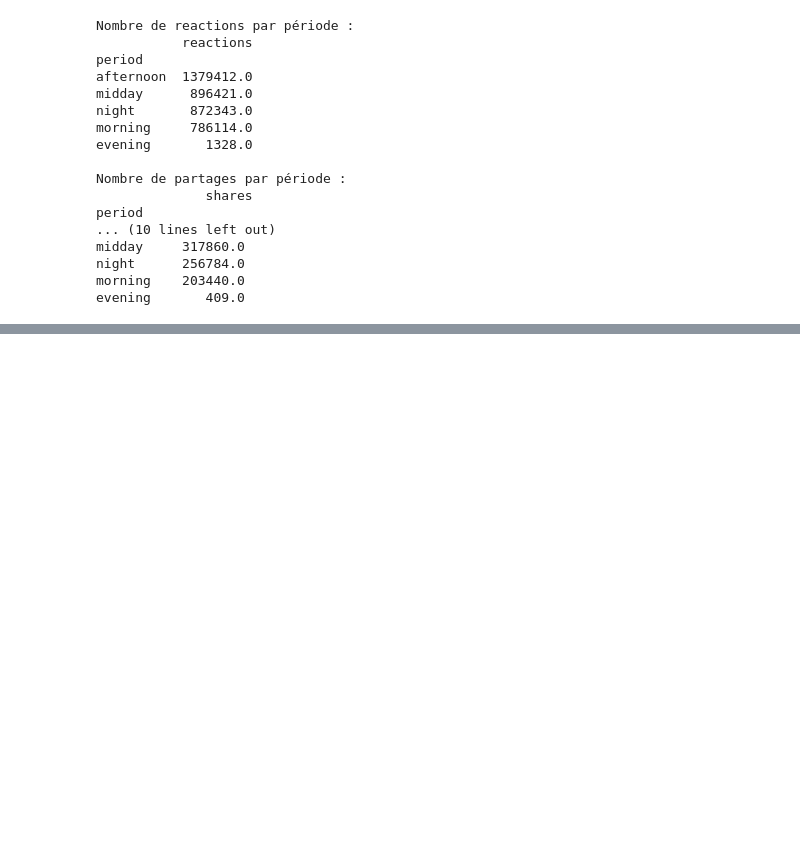
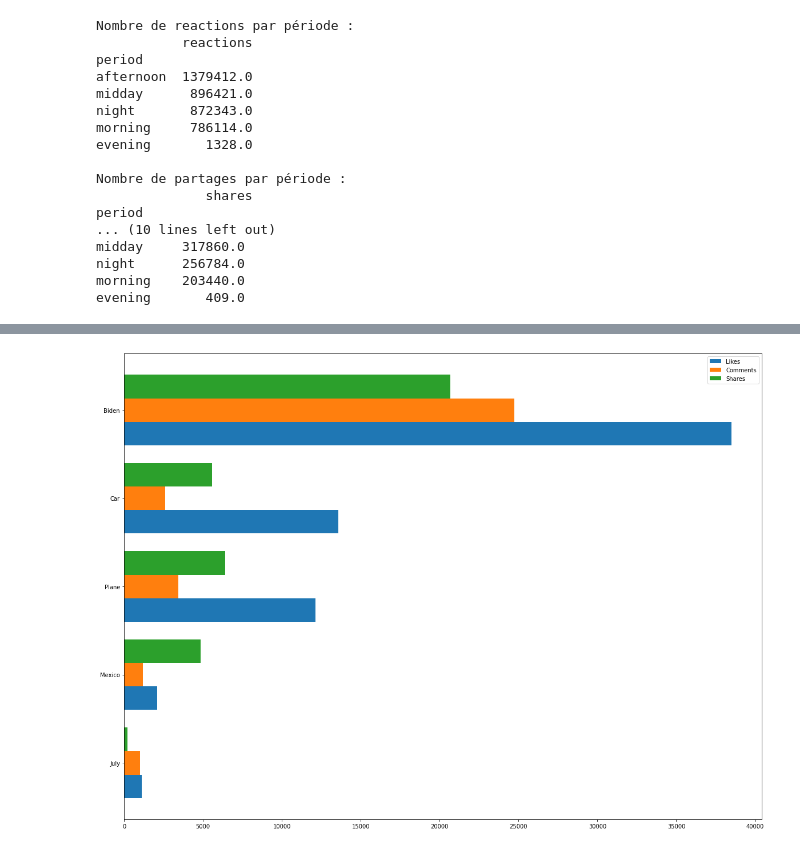
Before and after one commit to vittorio-c/Internet-news-data-with-readers-engagement, a Jupyter notebook: index.ipynb, the cells around one changed output, grey strips where cells are left out. Saved outputs shown, nothing was run; the diff lists cells and outputs as text; code cells hidden in the pictures; blank space fills up the shorter version.

Commit message:
ajout des stats sur les mots

```diff
--- a/index.ipynb
+++ b/index.ipynb
@@ -534,0 +543,92 @@ evening       409.0
+# %%
+def getUserWordList():
+    clean_word_list = [];
+    user_word_list = input('Which word would you like to have stats on ? Comma-separated list, ex: "Trump, Biden" (leave empty to have full stats) \n')
+
+    if len(user_word_list) == 0:
+        return False
+
+    for word in user_word_list.split(','):
+        clean_word_list.append(cleanUpWord(word))
+
+    return clean_word_list
+
+def cleanUpWord(word):
+    return word.strip()
+
+def getMatchsTitleWord(data_frame, word):
+    # les mots dont les caractères précédents et suivans ne sont pas des lettres
+    word_regex = '(?:^|\W)' + word + '(?:$|\W)'
+
+    return data_frame[data_frame['title'].str.contains(
+        word_regex, case=False, regex=True, na=False)]
+
+def getNumberOfLikes(data_frame):
+    return data_frame['engagement_reaction_count'].sum()
+
+def getNumberOfComments(data_frame):
+    return data_frame['engagement_comment_count'].sum()
+
+def getNumberOfShares(data_frame):
+    return data_frame['engagement_share_count'].sum()
+
+def getSliceToShow(parameters):
+    switcher = {
+            'first': [None, parameters['quantity_to_show'], parameters['steps_to_apply']],
+            'last' : [-parameters['quantity_to_show'], None, parameters['steps_to_apply']]
+    }
+    start, stop, step = switcher.get(parameters['position_to_show'], [None, 30, 1])
+
+    return slice(start, stop, step)
+
+def getAppParameters(user_args):
+    try:
+        quantity_to_show = user_args[0]
+        position_to_show = user_args[1]
+        steps_to_apply = user_args[2]
+    except IndexError:
+        quantity_to_show = 30
+        position_to_show = 'first'
+        steps_to_apply = 1
+
+    return {'quantity_to_show': int(quantity_to_show),
+            'position_to_show': position_to_show,
+            'steps_to_apply': int(steps_to_apply)}
+
+
+word_list = getUserWordList()
+dict_result = {}
+
+if word_list:
+    for word in word_list:
+        new_data_frame = getMatchsTitleWord(dataframe_global, word)
+
+        likes = getNumberOfLikes(new_data_frame)
+        comments = getNumberOfComments(new_data_frame)
+        shares = getNumberOfShares(new_data_frame)
+
+        dict_result[word] = [likes, comments, shares]
+else:
+    print('Please provide words.')
+
+category_names = ['Likes', 'Comments', 'Shares']
+results = dict(sorted(dict_result.items(), key=lambda v: v[1][0], reverse=True))
+
+words = []
+likes = []
+comments = []
+shares = []
+
+labels = ['Likes', 'Comments', 'Shares']
+
+parameters = getAppParameters([30, 'first', 1])
+slices = getSliceToShow(parameters)
+
+for key,value in list(results.items())[slices]:
+    words.append(key)
+    likes.append(value[0])
+    comments.append(value[1])
+    shares.append(value[2])
+
+Chart.drawHorizontalThreeBarsChart(words, [likes, comments, shares], labels)
+# %% [output]
@@ -534,0 +637 @@ evening       409.0
+[figure, added]
```
Also changed, not shown: parts of 12 cells of this notebook, 1 other file.
